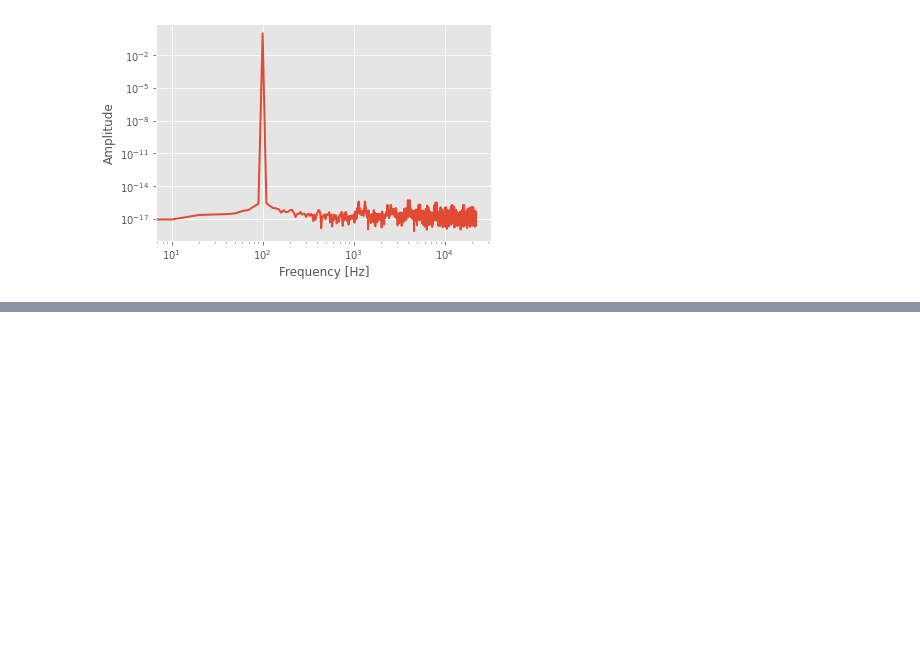
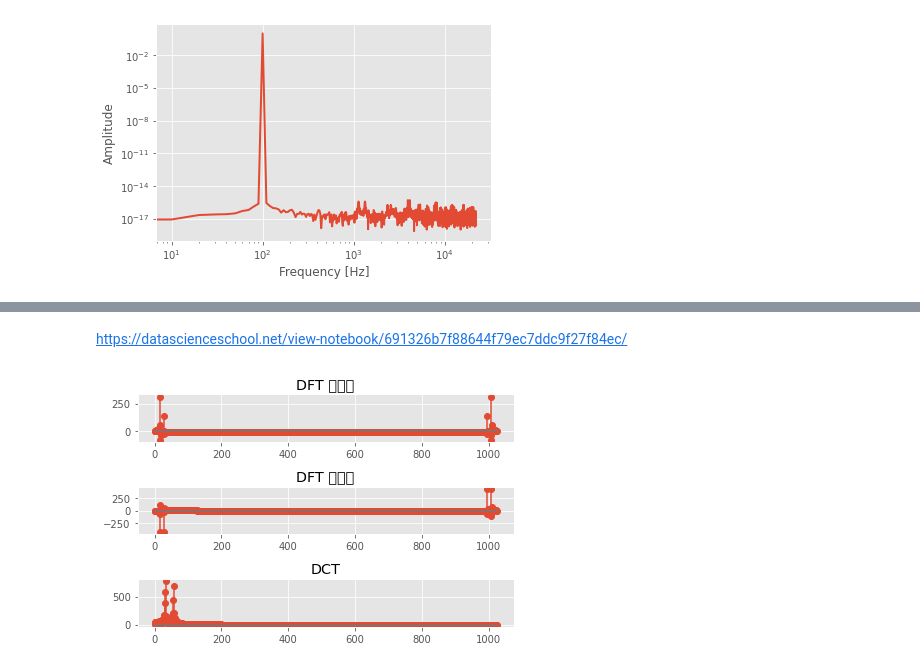
Before and after one commit to JeonghunLee/Colab_Audio_Simple, a Jupyter notebook: simple.ipynb, the cells around one changed output, grey strips where cells are left out. Saved outputs shown, nothing was run; the diff lists cells and outputs as text; code cells hidden in the pictures; blank space fills up the shorter version.

```diff
--- a/simple.ipynb
+++ b/simple.ipynb
@@ -42,0 +96,24 @@ plt.show()
+# %% [markdown]
+https://datascienceschool.net/view-notebook/691326b7f88644f79ec7ddc9f27f84ec/
+# %%
+from scipy.fftpack import dct
+
+dct_type = 2
+yf2 = dct(y, dct_type, N)
+
+plt.subplot(311)
+plt.stem(np.real(yf))
+plt.title("DFT 실수부")
+
+plt.subplot(312)
+plt.stem(np.imag(yf))
+plt.title("DFT 허수부")
+
+plt.subplot(313)
+plt.stem(np.abs(yf2))
+plt.title("DCT")
+
+plt.tight_layout()
+plt.show()
+# %% [output]
+[figure, added]
```
Also changed, not shown: parts of 4 cells of this notebook.
